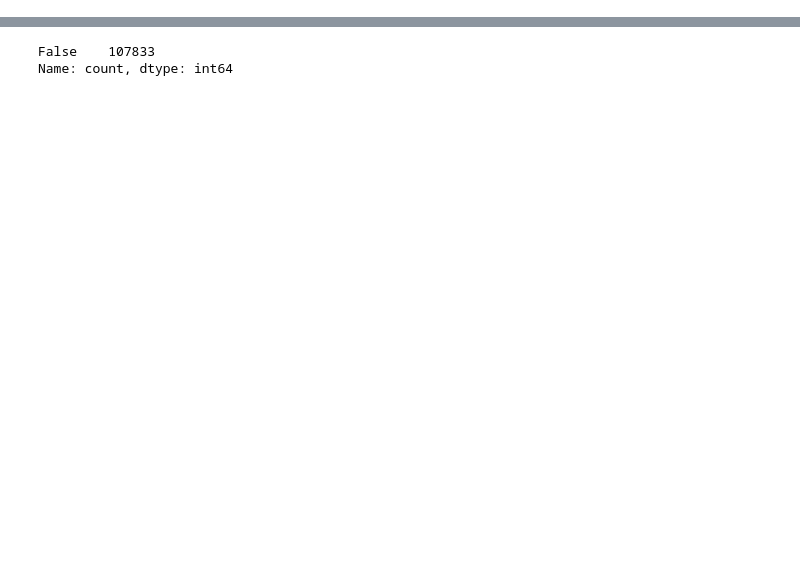
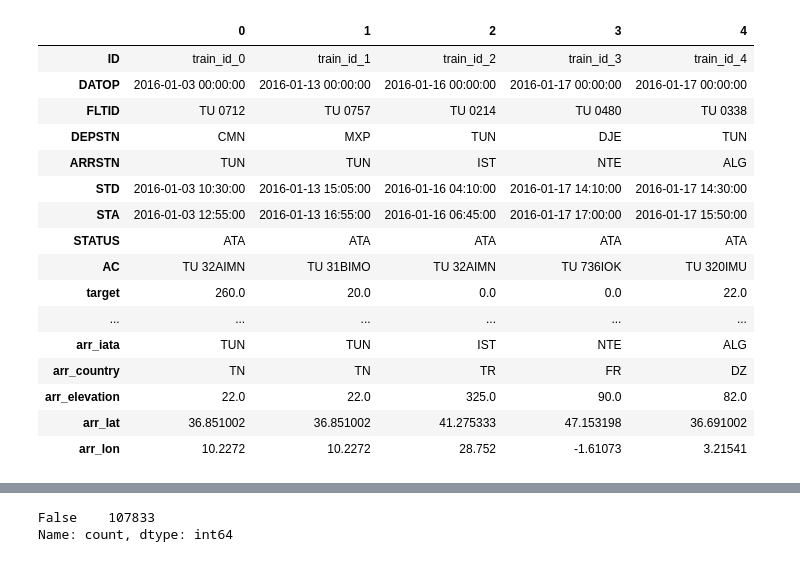
Before and after one commit to saeedbasha/flight_delays_ML, a Jupyter notebook: eda_flight_delay.ipynb, the cells around one changed output, grey strips where cells are left out. Cells and saved outputs as stored; diff of their text form; code cells hidden in the pictures; blank space fills up the shorter version.

```diff
--- a/eda_flight_delay.ipynb
+++ b/eda_flight_delay.ipynb
@@ -106,3 +79,27 @@ df.rename(columns = {'iata_depart':'DEPSTN'}, inplace = True)
+# %%
+# Merge df with departure airport data
+df = df_flightdata.join(df_airportdata[['iata', 'country', 'elevation', 'lat', 'lon']].add_prefix('dep_'), how='left', on='DEPSTN')
+df = df.join(df_airportdata[['iata', 'country', 'elevation', 'lat', 'lon']].add_prefix('arr_'), how='left', on='ARRSTN')
+# Merge df with arrival airport data
+display(df.head().T)
+# %% [output]
+|  | 0 | 1 | 2 | 3 | 4 |
+| ID | train_id_0 | train_id_1 | train_id_2 | train_id_3 | train_id_4 |
+| DATOP | 2016-01-03 00:00:00 | 2016-01-13 00:00:00 | 2016-01-16 00:00:00 | 2016-01-17 00:00:00 | 2016-01-17 00:00:00 |
+| FLTID | TU 0712 | TU 0757 | TU 0214 | TU 0480 | TU 0338 |
+| DEPSTN | CMN | MXP | TUN | DJE | TUN |
+| ARRSTN | TUN | TUN | IST | NTE | ALG |
+| STD | 2016-01-03 10:30:00 | 2016-01-13 15:05:00 | 2016-01-16 04:10:00 | 2016-01-17 14:10:00 | 2016-01-17 14:30:00 |
+| STA | 2016-01-03 12:55:00 | 2016-01-13 16:55:00 | 2016-01-16 06:45:00 | 2016-01-17 17:00:00 | 2016-01-17 15:50:00 |
+| STATUS | ATA | ATA | ATA | ATA | ATA |
+| AC | TU 32AIMN | TU 31BIMO | TU 32AIMN | TU 736IOK | TU 320IMU |
+| target | 260.0 | 20.0 | 0.0 | 0.0 | 22.0 |
+| ... | ... | ... | ... | ... | ... |
+| arr_iata | TUN | TUN | IST | NTE | ALG |
+| arr_country | TN | TN | TR | FR | DZ |
+| arr_elevation | 22.0 | 22.0 | 325.0 | 90.0 | 82.0 |
+| arr_lat | 36.851002 | 36.851002 | 41.275333 | 47.153198 | 36.691002 |
+| arr_lon | 10.2272 | 10.2272 | 28.752 | -1.61073 | 3.21541 |
 # %%
 df.isna().sum()
 df.head()
```
Also changed, not shown: parts of 20 cells of this notebook.
